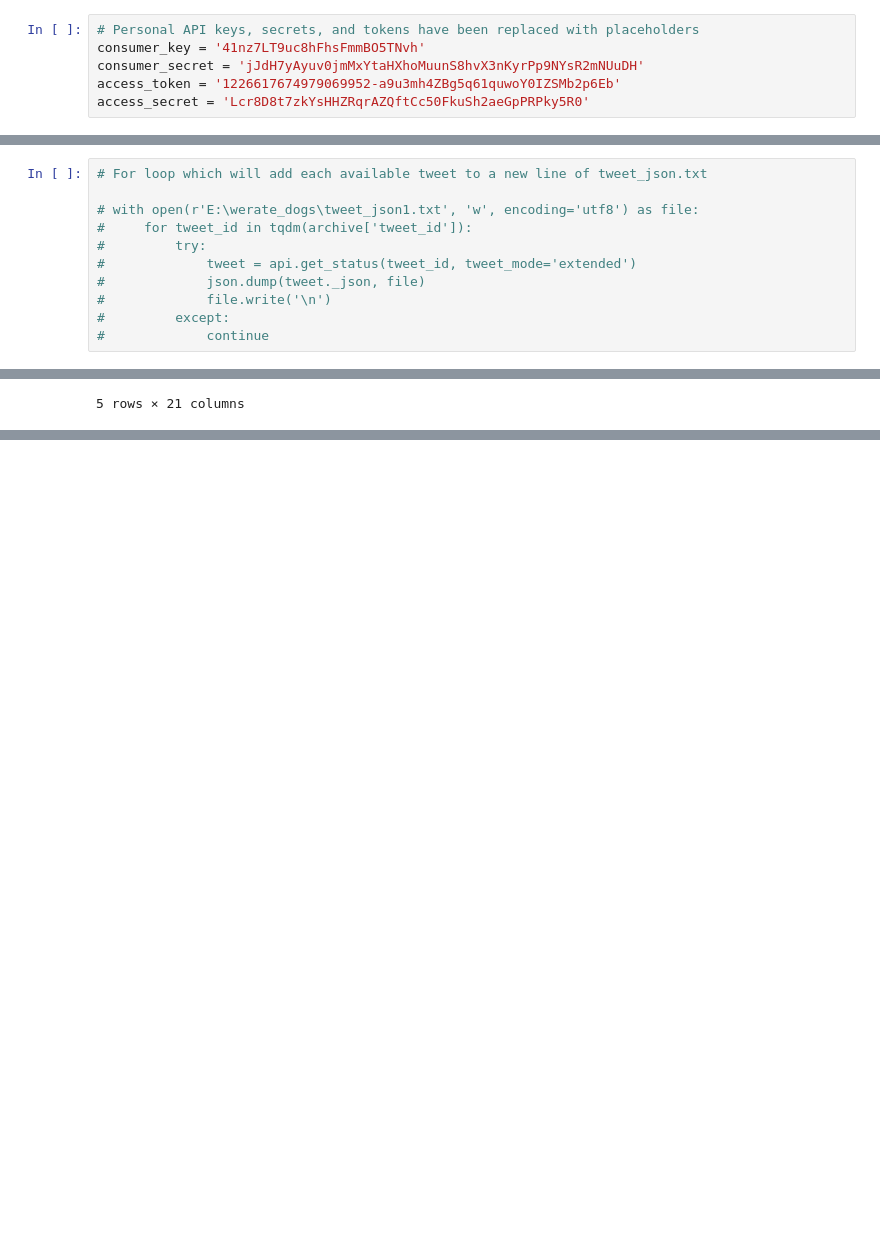
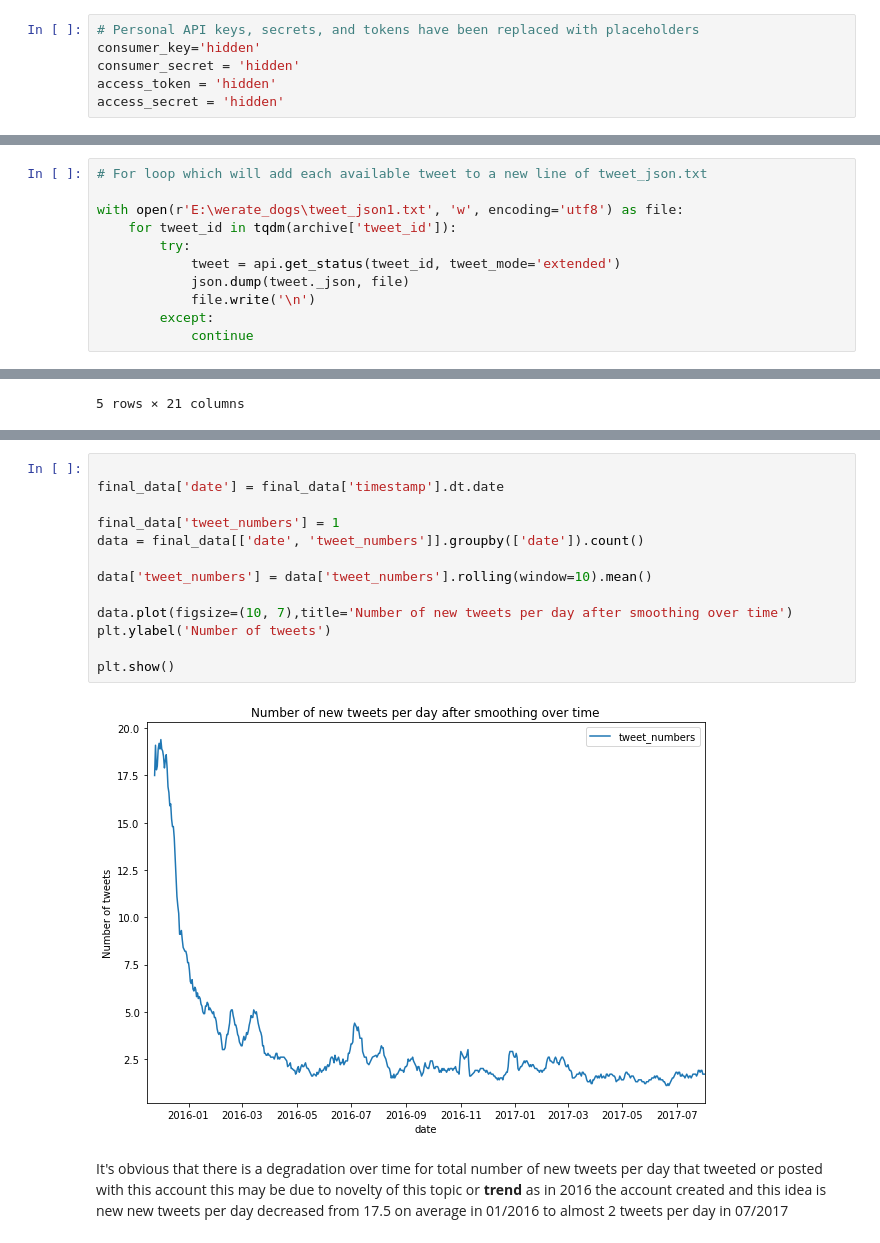
Before and after one commit to Mohamed-hanafy30/Udactiy_DA_Wrangling, a Jupyter notebook: Wrangle_act.ipynb, the cells around one changed output, grey strips where cells are left out. Saved outputs shown, nothing was run; the diff lists cells and outputs as text; blank space fills up the shorter version.

Commit message:
adding reports and data files

```diff
--- a/Wrangle_act.ipynb
+++ b/Wrangle_act.ipynb
@@ -78,10 +78,10 @@ image_preds = pd.read_csv(r'E:\werate_dogs\image_predictions.tsv', delimiter= '\
 I didn't have twitter account so i use tweet_json.txt from udacity class which is provided as a result for running .py file so i work directly with twwet_json.txt
 # %%
 # Personal API keys, secrets, and tokens have been replaced with placeholders
-consumer_key = '41nz7LT9uc8hFhsFmmBO5TNvh'
-consumer_secret = 'jJdH7yAyuv0jmMxYtaHXhoMuunS8hvX3nKyrPp9NYsR2mNUuDH'
-access_token = '1226617674979069952-a9u3mh4ZBg5q61quwoY0IZSMb2p6Eb'
-access_secret = 'Lcr8D8t7zkYsHHZRqrAZQftCc50FkuSh2aeGpPRPky5R0'
+consumer_key='hidden'
+consumer_secret = 'hidden'
+access_token = 'hidden'
+access_secret = 'hidden'
 # %%
 auth = tweepy.OAuthHandler(consumer_key, consumer_secret)
 auth.set_access_token(access_token, access_secret)
@@ -90,14 +90,14 @@ api = tweepy.API(auth)
 # %%
 # For loop which will add each available tweet to a new line of tweet_json.txt
 
-# with open(r'E:\werate_dogs\tweet_json1.txt', 'w', encoding='utf8') as file:
-#     for tweet_id in tqdm(archive['tweet_id']):
-#         try:
-#             tweet = api.get_status(tweet_id, tweet_mode='extended')
-#             json.dump(tweet._json, file)
-#             file.write('\n')
-#         except:
-#             continue
+with open(r'E:\werate_dogs\tweet_json1.txt', 'w', encoding='utf8') as file:
+    for tweet_id in tqdm(archive['tweet_id']):
+        try:
+            tweet = api.get_status(tweet_id, tweet_mode='extended')
+            json.dump(tweet._json, file)
+            file.write('\n')
+        except:
+            continue
 # %%
 tweets=[]
 
@@ -533,0 +560,17 @@ final_data.head()
+# %%
+
+final_data['date'] = final_data['timestamp'].dt.date
+
+final_data['tweet_numbers'] = 1
+data = final_data[['date', 'tweet_numbers']].groupby(['date']).count()
+
+data['tweet_numbers'] = data['tweet_numbers'].rolling(window=10).mean()
+
+data.plot(figsize=(10, 7),title='Number of new tweets per day after smoothing over time')
+plt.ylabel('Number of tweets')
+
+plt.show()
+# %% [output]
+[figure, added]
+# %% [markdown]
+It's obvious that there is a degradation over time for total number of new tweets per day that tweeted or posted with this account this may be due to novelty of this topic or **trend** as in 2016 the account created and this idea is new new tweets per day decreased from 17.5 on average  in 01/2016 to almost 2 tweets per day in 07/2017
```
Also changed, not shown: parts of 10 cells of this notebook, 7 other files.
